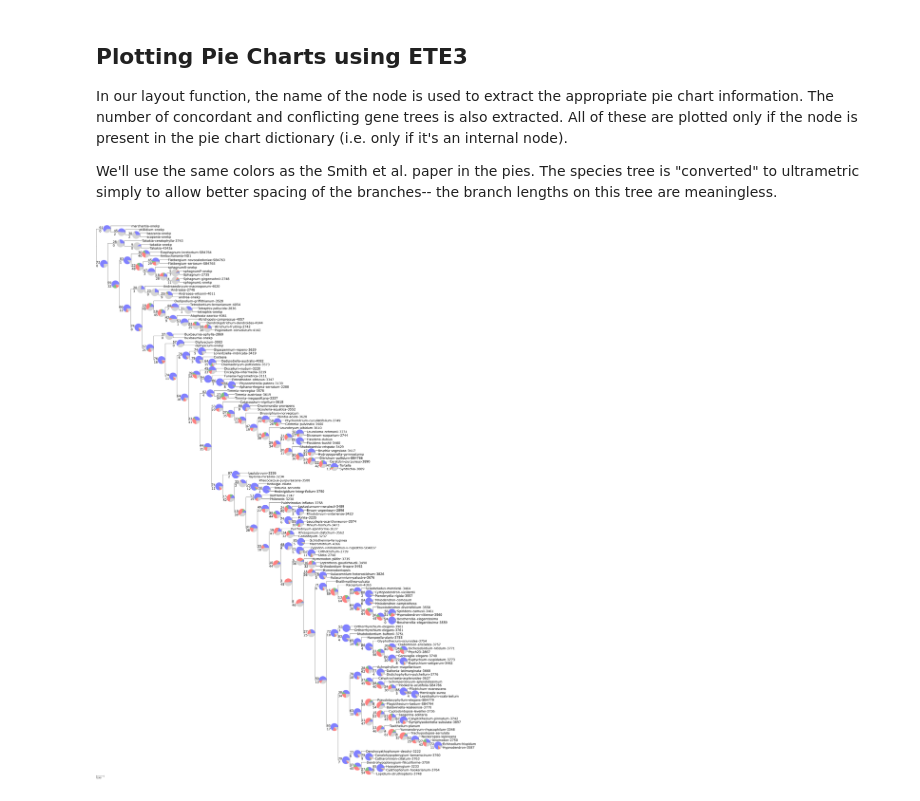
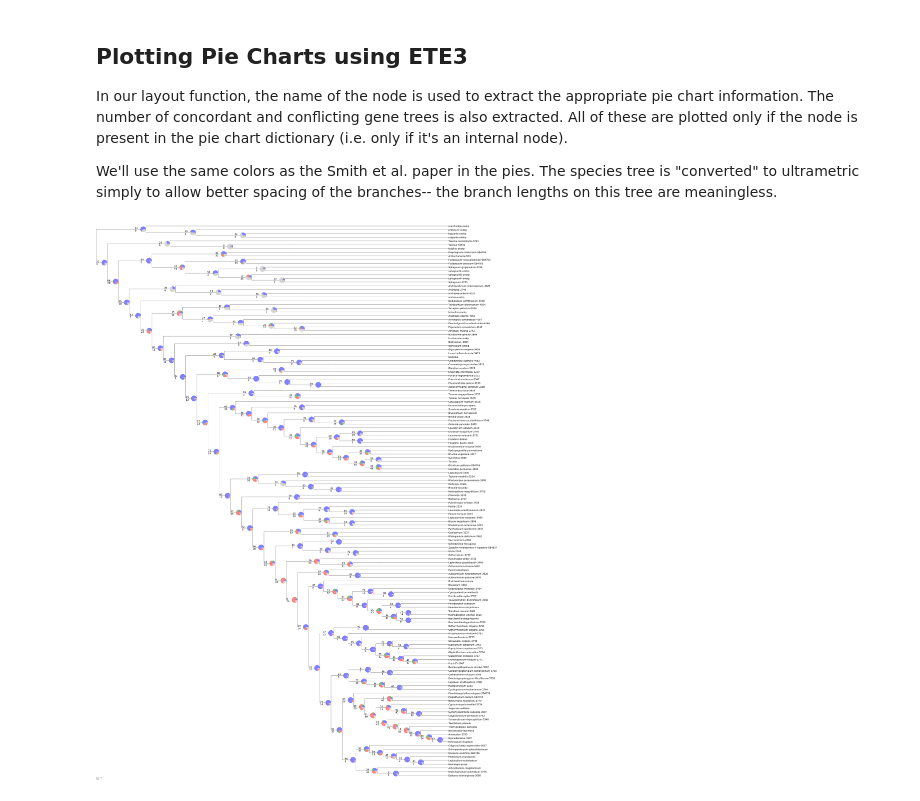
Before and after one commit to mossmatters/MJPythonNotebooks, a Jupyter notebook: PhyParts_PieCharts.ipynb, the cells around one changed output. Cells and saved outputs as stored; diff of their text form; code cells hidden in the pictures.

```diff
--- a/PhyParts_PieCharts.ipynb
+++ b/PhyParts_PieCharts.ipynb
@@ -40,12 +45,12 @@ The input to Phyparts is a rooted species phylogeny and a directory containing r
 from ete3 import Tree, TreeStyle, TextFace,NodeStyle,faces, COLOR_SCHEMES
 
 #Species Tree
-sptree_file = "aa/moss_backone_aa_astral_collapsed_rerooted.tre"
+sptree_file = "dna/moss_backbone_dna.collapsed.astral.rerooted.tre"
 
 #Phyparts Output Files
-histfile = "aa/phyparts_aa_astral_collapsed.hist"
-keyfile = "aa/phyparts_aa_astral_collapsed.node.key"
-concon_treefile = "aa/phyparts_aa_astral_collapsed.concon.tre"
+histfile = "dna/phyparts_dna_astral_collapsed.hist"
+keyfile = "dna/phyparts_dna_astral_collapsed.node.key"
+concon_treefile = "dna/phyparts_dna_astral_collapsed.concon.tre"
 total_genes = 96.0
 # %% [markdown]
 ## Example: Phylogeny of mosses (Bryophyta)
@@ -216,41 +234,44 @@ def phyparts_pie_layout(mynode):
     if mynode.name in phyparts_pies:
         pie= faces.PieChartFace(phyparts_pies[mynode.name],
                               #colors=COLOR_SCHEMES["set1"],
                               colors = ["blue","green","red","dark gray"],
                               width=50, height=50)
         pie.border.width = None
         pie.opacity = 0.5
         faces.add_face_to_node(pie,mynode, 0, position="branch-right")
 
-        concord_text = faces.TextFace(int(concord_dict[mynode.name]),fsize=20)
-        conflict_text = faces.TextFace(int(conflict_dict[mynode.name]),fsize=20)
+        concord_text = faces.TextFace(str(int(concord_dict[mynode.name]))+'   ',fsize=20)
+        conflict_text = faces.TextFace(str(int(conflict_dict[mynode.name]))+'   ',fsize=20)
 
         faces.add_face_to_node(concord_text,mynode,0,position = "branch-top")
-        faces.add_face_to_node(conflict_text,mynode,1,position="branch-bottom")
+        faces.add_face_to_node(conflict_text,mynode,0,position="branch-bottom")
 
 
     else:
         F = faces.TextFace(mynode.name,fsize=20)
-        faces.add_face_to_node(F,mynode,0,position="branch-right")
+        faces.add_face_to_node(F,mynode,0,position="aligned")
 
 
 ts = TreeStyle()
 ts.show_leaf_name = False
 
 ts.layout_fn = phyparts_pie_layout
-ts.mode = "r"
 nstyle = NodeStyle()
 nstyle["size"] = 0
 for n in plot_tree.traverse():
     n.set_style(nstyle)
     n.img_style["vt_line_width"] = 0
 
-
+ts.draw_guiding_lines = True
+ts.guiding_lines_color = "black"
+ts.guiding_lines_type = 0
+ts.scale = 30
+ts.branch_vertical_margin = 10
 plot_tree.convert_to_ultrametric()
-#my_svg = plot_tree.render("astral_withpies_fromconcontre.svg",tree_style=ts,w=595)
+#my_svg = plot_tree.render("astral_withpies_fromconcontre.dna.svg",tree_style=ts,w=595)
 plot_tree.render("%%inline",tree_style=ts)
 # %% [output]
-[figure, old version]
+[figure, new version]
 # %% [markdown]
 ## Implications for the Moss Phylogeny
 
```
Also changed, not shown: parts of 5 cells of this notebook, 18 other files.
